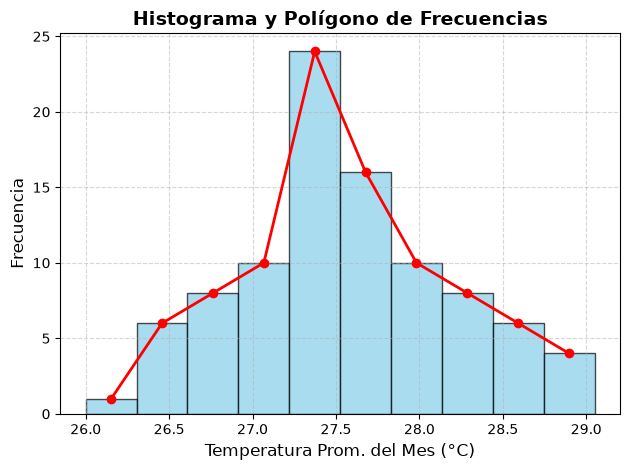
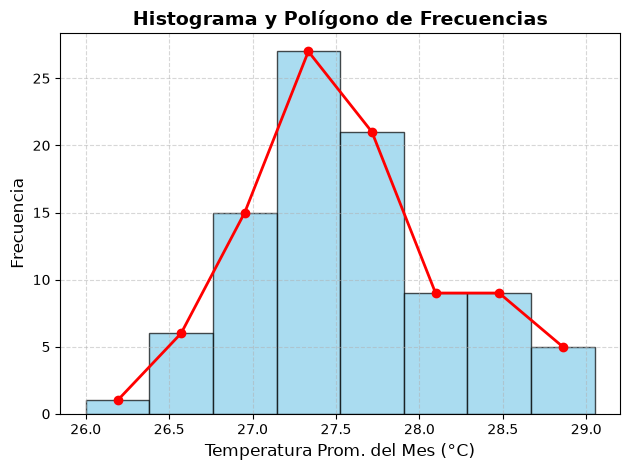
The change to this notebook cell's code, shown as a diff; its figure went from the first image to the second:
--- before
+++ after
@@ -3,5 +3,5 @@
 
 # Calcular frecuencias e intervalos
-frecuencias, intervalos = np.histogram(variable, bins=10)
+frecuencias, intervalos = np.histogram(variable, bins=8)
 
 # Calcular puntos medios
@@ -10,5 +10,5 @@
 
 # Histograma
-plt.hist(variable,bins=10, edgecolor="black", color="skyblue", alpha=0.7)
+plt.hist(variable,bins=8, edgecolor="black", color="skyblue", alpha=0.7)
 
 # Polígono de frecuencias

Commit: Agrego análisis adicional al notebook